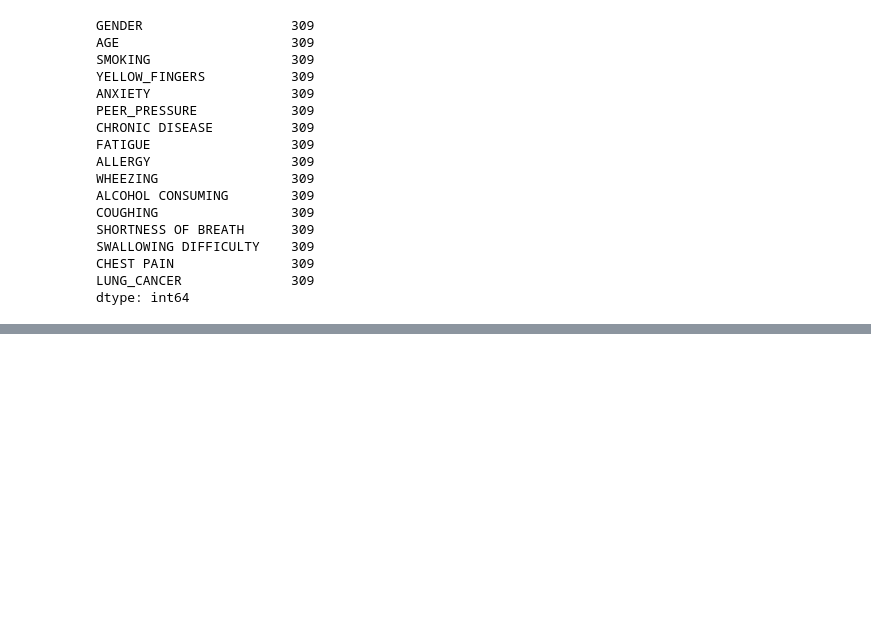
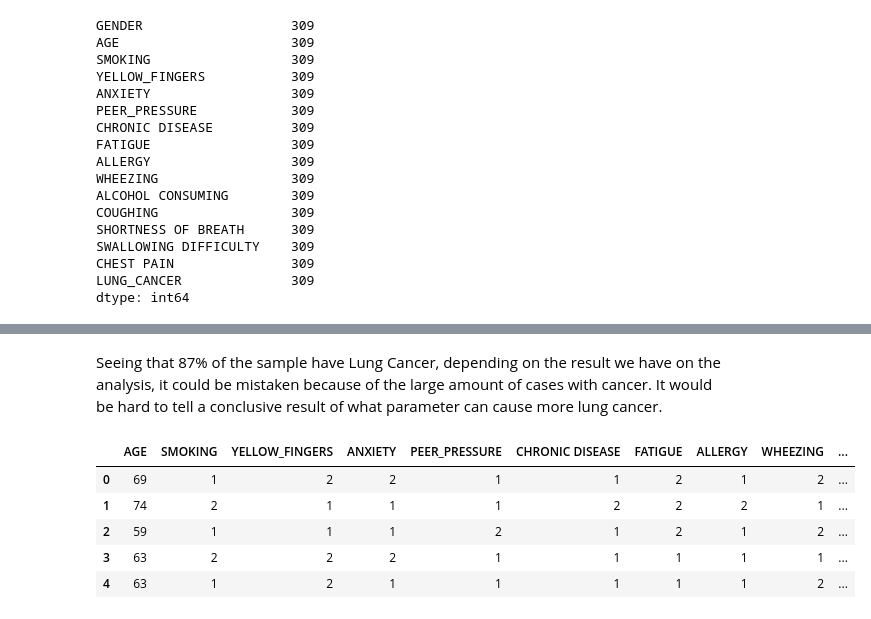
Before and after one commit to gustavopin/RiskAnalysis, a Jupyter notebook: analysis.ipynb, the cells around one changed output, grey strips where cells are left out. Saved outputs shown, nothing was run; the diff lists cells and outputs as text; code cells hidden in the pictures; blank space fills up the shorter version.

```diff
--- a/analysis.ipynb
+++ b/analysis.ipynb
@@ -94 +119,20 @@ False counts: 39
 87.38% have lung cancer and 12.62% dont
+# %% [markdown]
+Seeing that 87% of the sample have Lung Cancer, depending on the result we have on the analysis, it could be mistaken because of the large amount of cases with cancer. It would be hard to tell a conclusive result of what parameter can cause more lung cancer.
+# %%
+# droping the gender column
+df_coor_matrix = df1.drop(['GENDER'], axis = 1)
+
+# substituting yes and no for 0 and 1
+LUNG_CANCER = {'YES': 1, 'NO' : 0}
+
+df_coor_matrix.LUNG_CANCER = [LUNG_CANCER[item] for item in df_coor_matrix.LUNG_CANCER]
+
+df_coor_matrix.head(50)
+# %% [output]
+|  | AGE | SMOKING | YELLOW_FINGERS | ANXIETY | PEER_PRESSURE | CHRONIC DISEASE | FATIGUE | ALLERGY | WHEEZING | ... |
+| 0 | 69 | 1 | 2 | 2 | 1 | 1 | 2 | 1 | 2 | ... |
+| 1 | 74 | 2 | 1 | 1 | 1 | 2 | 2 | 2 | 1 | ... |
+| 2 | 59 | 1 | 1 | 1 | 2 | 1 | 2 | 1 | 2 | ... |
+| 3 | 63 | 2 | 2 | 2 | 1 | 1 | 1 | 1 | 1 | ... |
+| 4 | 63 | 1 | 2 | 1 | 1 | 1 | 1 | 1 | 2 | ... |
```
Also changed, not shown: parts of 8 cells of this notebook, 1 other file.
